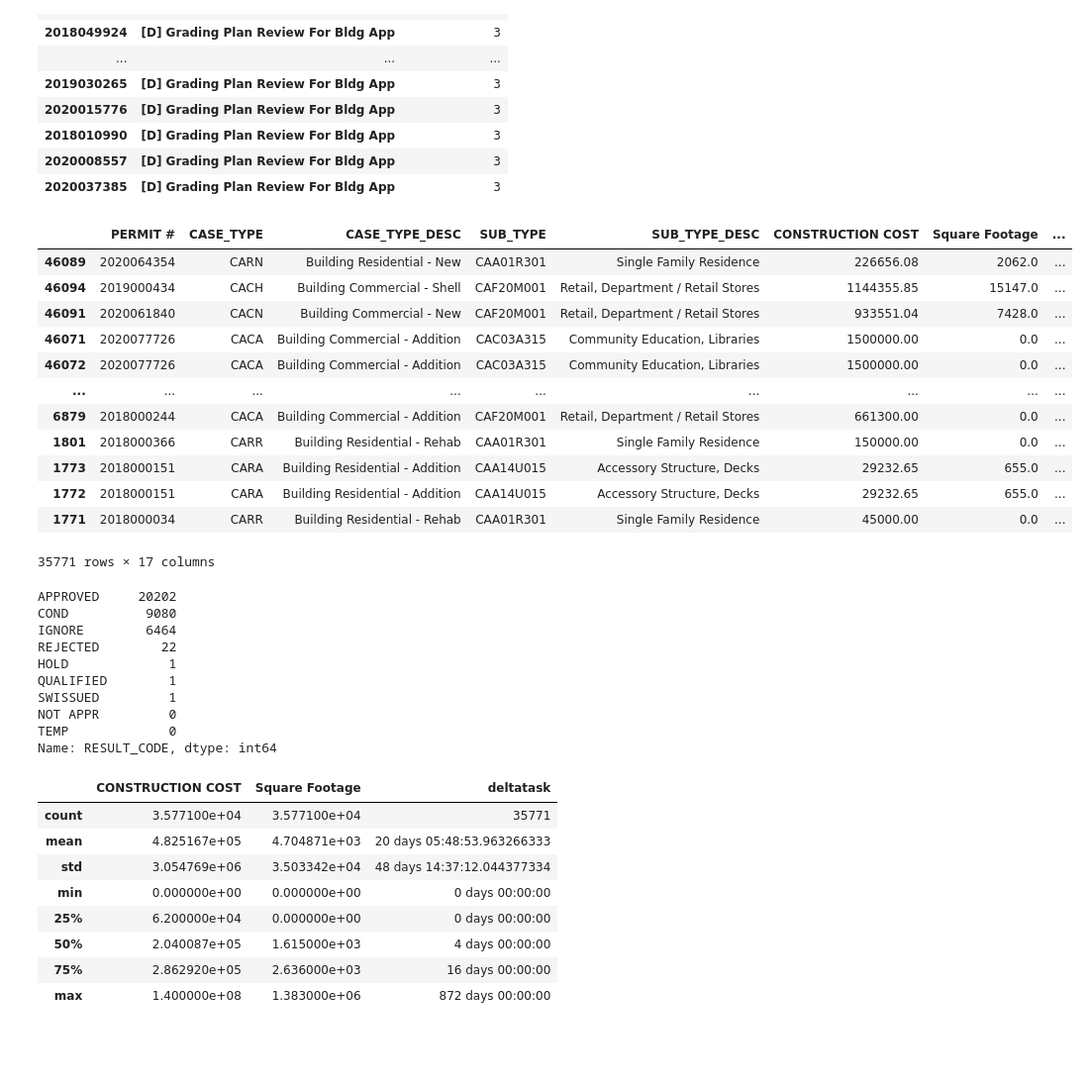
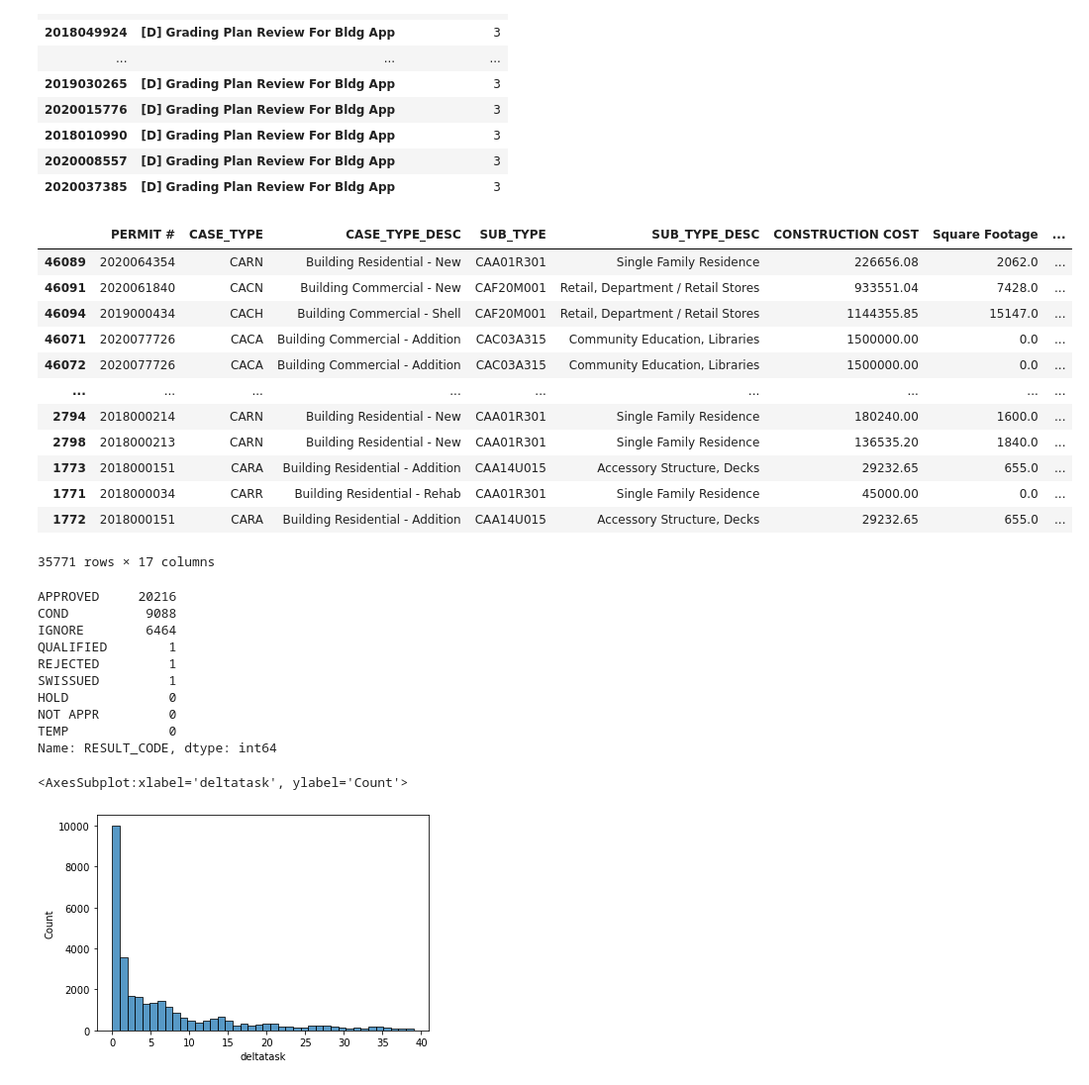
Before and after one commit to Z-Dot13/metro_codes_building_permits-moneyball, a Jupyter notebook: notebooks/Babb_partnerproject_EDA.ipynb, the cells around one changed output. Shown: that part at 99% size. Drawn from its saved outputs; the diff is of its cells as text; code cells hidden in the pictures; blank space fills up the shorter version.

Commit message:
combined dataframe update

```diff
--- a/notebooks/Babb_partnerproject_EDA.ipynb
+++ b/notebooks/Babb_partnerproject_EDA.ipynb
@@ -119,7 +121,7 @@ memory usage: 4.6+ MB
 #finding which tasks are after Date Issued
 df['postissuedtask'] = df['Task_Complete_Date'] > df['Date_Issued']
 post_taskcode = df[['TASK_DESC','postissuedtask']].groupby(['TASK_DESC']).agg(['sum', 'count'])
-print(post_taskcode)
-filter_posttaskcode = post_taskcode[post_taskcode.iloc[:,0] >= post_taskcode.iloc[:,1]*.95].index
-print(filter_posttaskcode)
+#print(post_taskcode)
+filter_posttaskcode = post_taskcode[post_taskcode.iloc[:,0] >= post_taskcode.iloc[:,1]*.95].reset_index()
+filter_posttaskcode['TASK_DESC'].to_list()
 # %% [output]
@@ -138,2 +129,3 @@ Index(['SWGR U&O Sign-off', 'U&O SW Flood Plain Final Approval - CA'], dtype='ob
 # %%
-filter_posttaskcode = post_taskcode[post_taskcode.iloc[:,0] == post_taskcode.iloc[:,1]].index
+df_inspect = df[df['TASK_DESC'].isin(filter_posttaskcode)]
+df_inspect
@@ -176,32 +182,32 @@ df_app[['PERMIT #','RESULT_CODE', 'TASK_DESC' ]].groupby(['PERMIT #', 'TASK_DESC
 | 2020008557 | [D] Grading Plan Review For Bldg App | 3 |
 | 2020037385 | [D] Grading Plan Review For Bldg App | 3 |
 # %%
-df_last = df_app.sort_values(by='Task_Complete_Date', ascending=False).drop_duplicates(subset=['PERMIT #', 'TASK_CODE'], keep='first')
+df_last = df_app.sort_values(by=['Task_Complete_Date','RESULT_DESC'], ascending=[False,True]).drop_duplicates(subset=['PERMIT #', 'TASK_CODE'], keep='first')
 df_last
 # %% [output]
 |  | PERMIT # | CASE_TYPE | CASE_TYPE_DESC | SUB_TYPE | SUB_TYPE_DESC | CONSTRUCTION COST | Square Footage | ... |
 | 46089 | 2020064354 | CARN | Building Residential - New | CAA01R301 | Single Family Residence | 226656.08 | 2062.0 | ... |
+| 46091 | 2020061840 | CACN | Building Commercial - New | CAF20M001 | Retail, Department / Retail Stores | 933551.04 | 7428.0 | ... |
 | 46094 | 2019000434 | CACH | Building Commercial - Shell | CAF20M001 | Retail, Department / Retail Stores | 1144355.85 | 15147.0 | ... |
-| 46091 | 2020061840 | CACN | Building Commercial - New | CAF20M001 | Retail, Department / Retail Stores | 933551.04 | 7428.0 | ... |
 | 46071 | 2020077726 | CACA | Building Commercial - Addition | CAC03A315 | Community Education, Libraries | 1500000.00 | 0.0 | ... |
 | 46072 | 2020077726 | CACA | Building Commercial - Addition | CAC03A315 | Community Education, Libraries | 1500000.00 | 0.0 | ... |
 | ... | ... | ... | ... | ... | ... | ... | ... | ... |
-| 6879 | 2018000244 | CACA | Building Commercial - Addition | CAF20M001 | Retail, Department / Retail Stores | 661300.00 | 0.0 | ... |
-| 1801 | 2018000366 | CARR | Building Residential - Rehab | CAA01R301 | Single Family Residence | 150000.00 | 0.0 | ... |
+| 2794 | 2018000214 | CARN | Building Residential - New | CAA01R301 | Single Family Residence | 180240.00 | 1600.0 | ... |
+| 2798 | 2018000213 | CARN | Building Residential - New | CAA01R301 | Single Family Residence | 136535.20 | 1840.0 | ... |
 | 1773 | 2018000151 | CARA | Building Residential - Addition | CAA14U015 | Accessory Structure, Decks | 29232.65 | 655.0 | ... |
+| 1771 | 2018000034 | CARR | Building Residential - Rehab | CAA01R301 | Single Family Residence | 45000.00 | 0.0 | ... |
 | 1772 | 2018000151 | CARA | Building Residential - Addition | CAA14U015 | Accessory Structure, Decks | 29232.65 | 655.0 | ... |
-| 1771 | 2018000034 | CARR | Building Residential - Rehab | CAA01R301 | Single Family Residence | 45000.00 | 0.0 | ... |
 35771 rows × 17 columns
 # %%
 df_last.RESULT_CODE.value_counts()
 # %% [output]
-APPROVED     20202
-COND          9080
+APPROVED     20216
+COND          9088
 IGNORE        6464
-REJECTED        22
-HOLD             1
 QUALIFIED        1
+REJECTED         1
 SWISSUED         1
+HOLD             0
 NOT APPR         0
 TEMP             0
 Name: RESULT_CODE, dtype: int64
@@ -208,12 +216,6 @@ Name: RESULT_CODE, dtype: int64
 # %%
-df_last.describe()
+df_plot = df_last[df_last['deltatask']<40]
+sns.histplot(data=df_plot, x='deltatask', bins=40)
 # %% [output]
-|  | CONSTRUCTION COST | Square Footage | deltatask |
-| count | 3.577100e+04 | 3.577100e+04 | 35771 |
-| mean | 4.825167e+05 | 4.704871e+03 | 20 days 05:48:53.963266333 |
-| std | 3.054769e+06 | 3.503342e+04 | 48 days 14:37:12.044377334 |
-| min | 0.000000e+00 | 0.000000e+00 | 0 days 00:00:00 |
-| 25% | 6.200000e+04 | 0.000000e+00 | 0 days 00:00:00 |
-| 50% | 2.040087e+05 | 1.615000e+03 | 4 days 00:00:00 |
-| 75% | 2.862920e+05 | 2.636000e+03 | 16 days 00:00:00 |
-| max | 1.400000e+08 | 1.383000e+06 | 872 days 00:00:00 |
+<AxesSubplot:xlabel='deltatask', ylabel='Count'>
+[figure, added]
```
Also changed, not shown: parts of 23 cells of this notebook, 4 other files.
